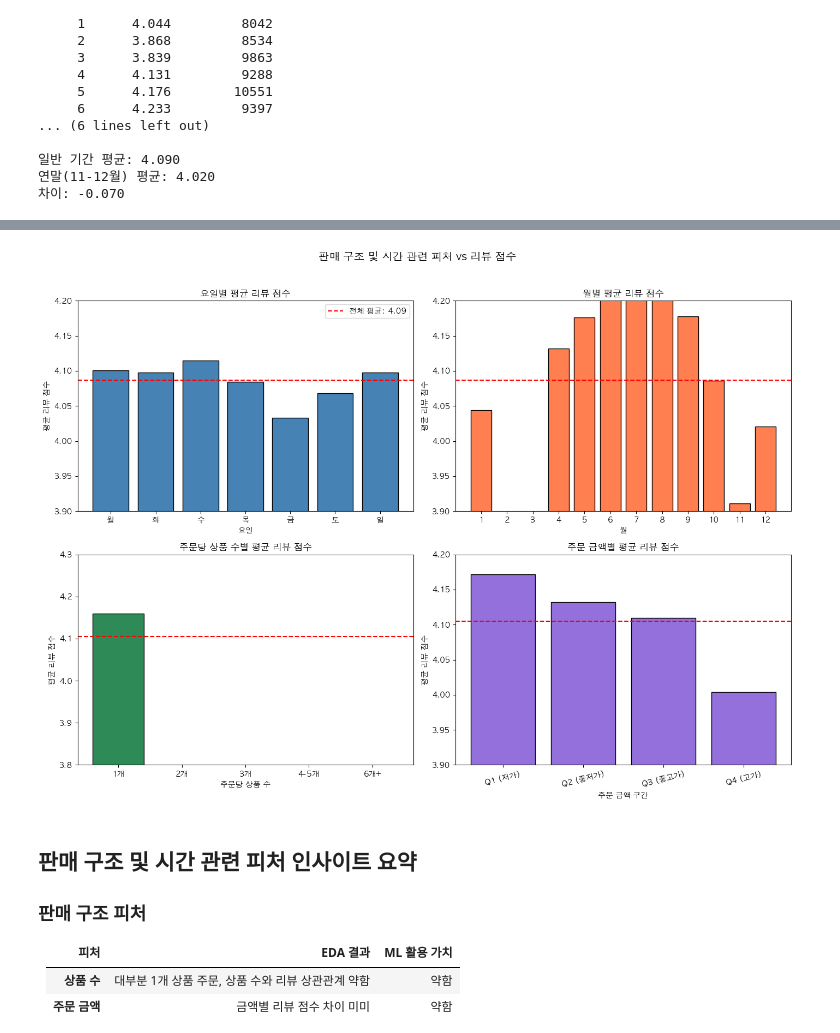
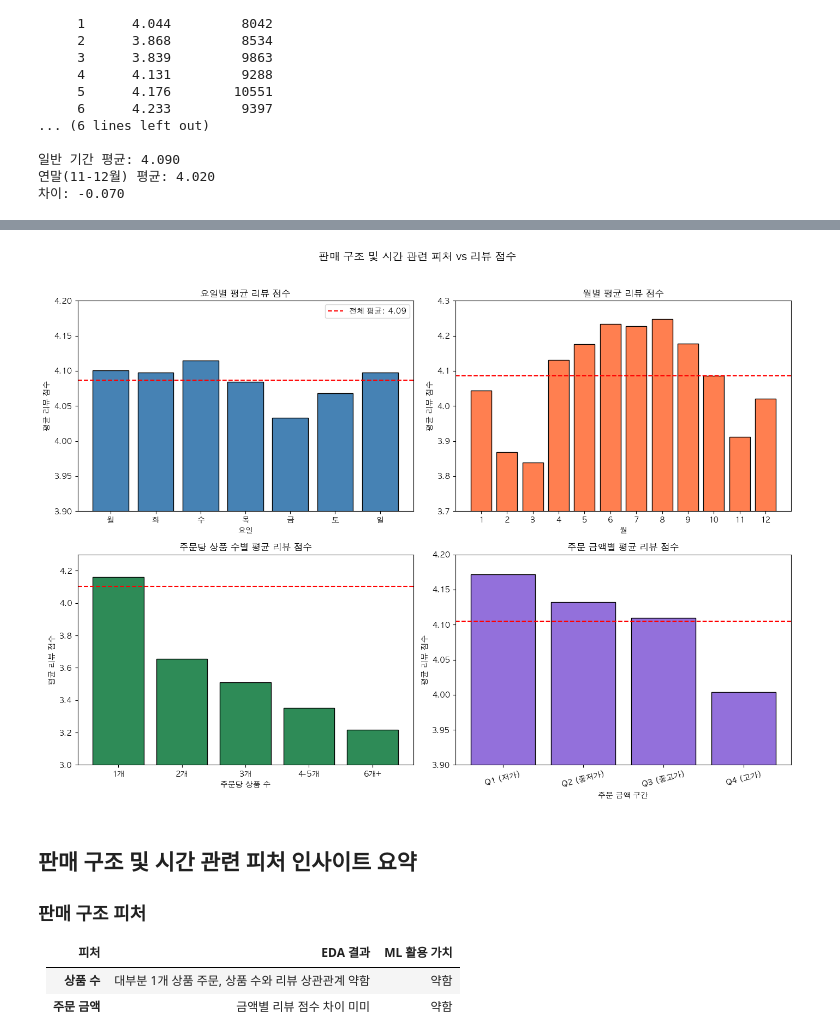
Before and after one commit to YuSeok-Kwon/Olist-Predictive-Modeling, a Jupyter notebook: kys/kys_Eda3.ipynb, the cells around one changed output, grey strips where cells are left out. Drawn from its saved outputs; the diff is of its cells as text; code cells hidden in the pictures.

```diff
--- a/kys/kys_Eda3.ipynb
+++ b/kys/kys_Eda3.ipynb
@@ -2054,6 +2007,10 @@ orders_time['is_weekend'] = orders_time['day_of_week'].isin([5, 6]).astype(int)
 # 블랙프라이데이: 11월 마지막 금요일 주변
 # 크리스마스: 12월 15-31일
 # 카니발: 2-3월
+orders_time['is_carnival'] = (
+    (orders_time['month'] == 2) |
+    (orders_time['month'] == 3)
+).astype(int)
 orders_time['is_black_friday'] = (
     (orders_time['month'] == 11) &
     (orders_time['order_purchase_timestamp'].dt.day >= 20)
@@ -2279,36 +2271,36 @@ ax = axes[0, 1]
 ax.bar(month_stats['month'], month_stats['avg_score'], color='coral', edgecolor='black')
 ax.axhline(y=time_review['review_score'].mean(), color='red', linestyle='--')
 ax.set_xlabel('월')
 ax.set_ylabel('평균 리뷰 점수')
 ax.set_title('월별 평균 리뷰 점수')
 ax.set_xticks(range(1, 13))
-ax.set_ylim(3.9, 4.2)
+ax.set_ylim(3.7, 4.3)
 
 # 3. 상품 수별 평균 리뷰 점수
 ax = axes[1, 0]
 ax.bar(item_stats['item_count'].astype(str), item_stats['avg_score'], color='seagreen', edgecolor='black')
 ax.axhline(y=order_review['review_score'].mean(), color='red', linestyle='--')
 ax.set_xlabel('주문당 상품 수')
 ax.set_ylabel('평균 리뷰 점수')
 ax.set_title('주문당 상품 수별 평균 리뷰 점수')
-ax.set_ylim(3.8, 4.3)
+ax.set_ylim(3.0, 4.3)
 
 # 4. 금액 구간별 평균 리뷰 점수
 ax = axes[1, 1]
 ax.bar(range(len(price_stats)), price_stats['avg_score'], color='mediumpurple', edgecolor='black')
 ax.set_xticks(range(len(price_stats)))
 ax.set_xticklabels(price_stats['price_bin'], rotation=15)
 ax.axhline(y=order_review['review_score'].mean(), color='red', linestyle='--')
 ax.set_xlabel('주문 금액 구간')
 ax.set_ylabel('평균 리뷰 점수')
 ax.set_title('주문 금액별 평균 리뷰 점수')
 ax.set_ylim(3.9, 4.2)
 
 plt.suptitle('판매 구조 및 시간 관련 피처 vs 리뷰 점수', fontsize=14, fontweight='bold', y=1.02)
 plt.tight_layout()
 plt.show()
 # %% [output]
-[figure, old version]
+[figure, new version]
 # %% [markdown]
 ## 판매 구조 및 시간 관련 피처 인사이트 요약
 
```
Also changed, not shown: parts of 7 cells of this notebook.
